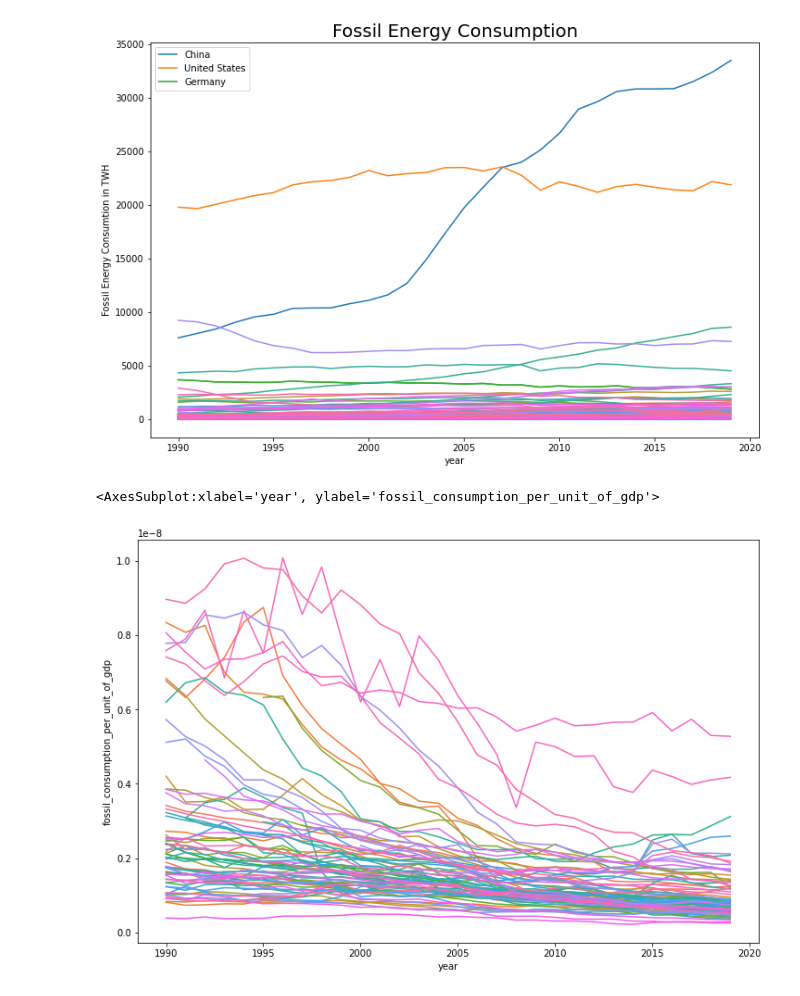
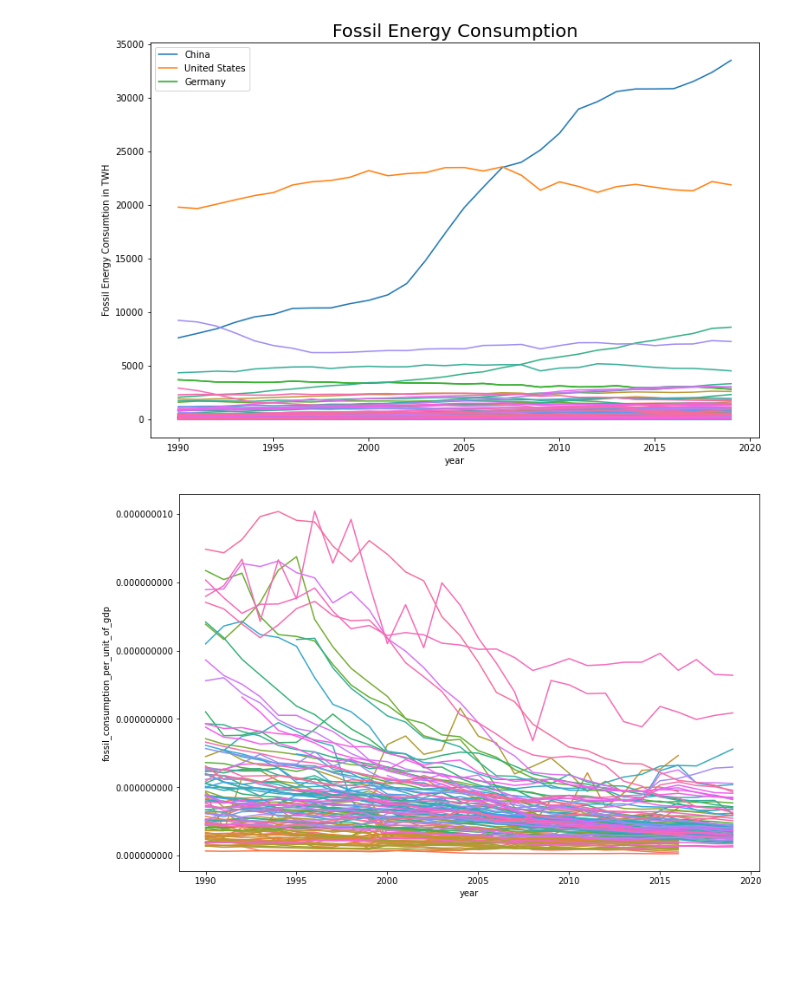
Before and after one commit to TeamGreenWave/capstone_project, a Jupyter notebook: eda.ipynb, the cells around one changed output. Saved outputs shown, nothing was run; the diff lists cells and outputs as text; code cells hidden in the pictures; blank space fills up the shorter version.

```diff
--- a/eda.ipynb
+++ b/eda.ipynb
@@ -418,2 +333,4 @@ Index(['iso_code', 'country', 'year', 'nuclear_consumption',
+# %%
+ec_gdp["fossil_consumption"] = ec_gdp["oil_consumption"] + ec_gdp["gas_consumption"] + ec_gdp["coal_consumption"]
 # %%
 plt.figure(figsize=(12,8))
@@ -728,9 +525,11 @@ merged["fossil_consumption_per_unit_of_gdp"] = merged["fossil_consumption"]/merg
+# %%
+ec_gdp["fossil_consumption_per_unit_of_gdp"] = ec_gdp["fossil_consumption"]/ec_gdp["gdp_ppp"]
 # %%
 fig = plt.figure(figsize=(12,8))
-sns.lineplot(data=merged[merged.country=="Germany"], x="year",y="fossil_consumption_per_unit_of_gdp")
-sns.lineplot(data=merged, x="year",y="fossil_consumption_per_unit_of_gdp",hue="country", legend=False)
+sns.lineplot(data=ec_gdp[ec_gdp.country=="Germany"], x="year",y="fossil_consumption_per_unit_of_gdp")
+sns.lineplot(data=ec_gdp, x="year",y="fossil_consumption_per_unit_of_gdp",hue="country", legend=False)
+plt.ticklabel_format(useOffset=False, style='plain')
 # %% [output]
-<AxesSubplot:xlabel='year', ylabel='fossil_consumption_per_unit_of_gdp'>
-[figure, old version]
+[figure, new version]
 # %%
 # energy efficiency: PEC/GDP
```
Also changed, not shown: parts of 27 cells of this notebook.
